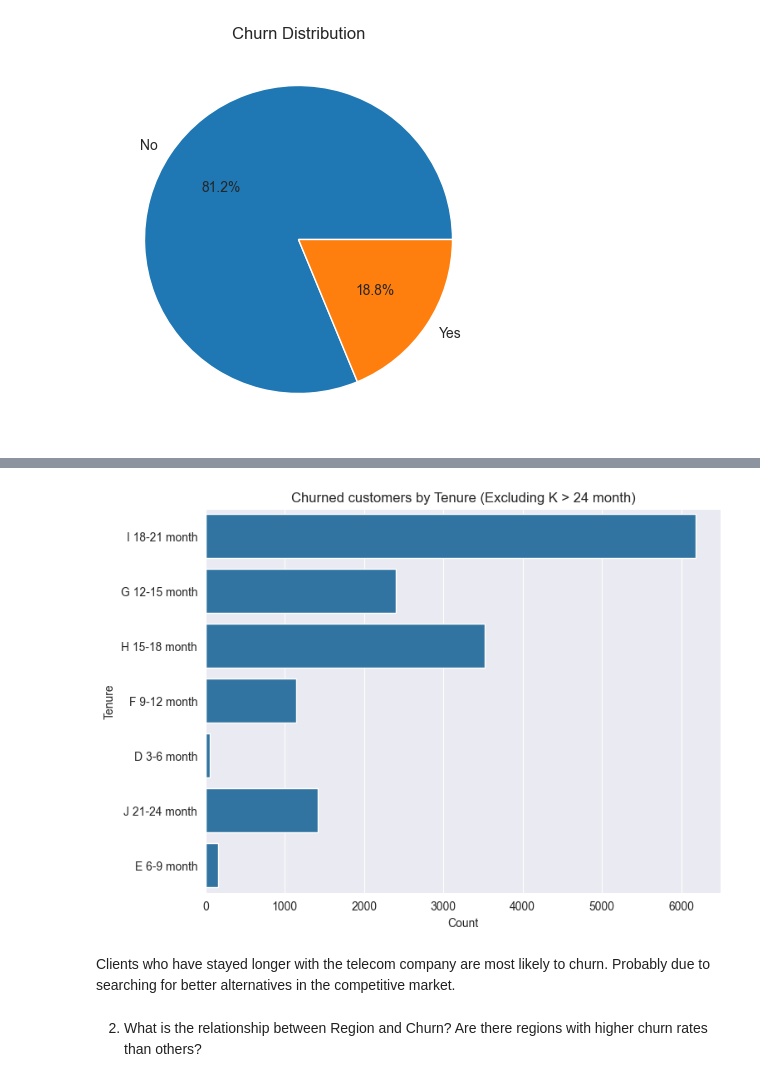
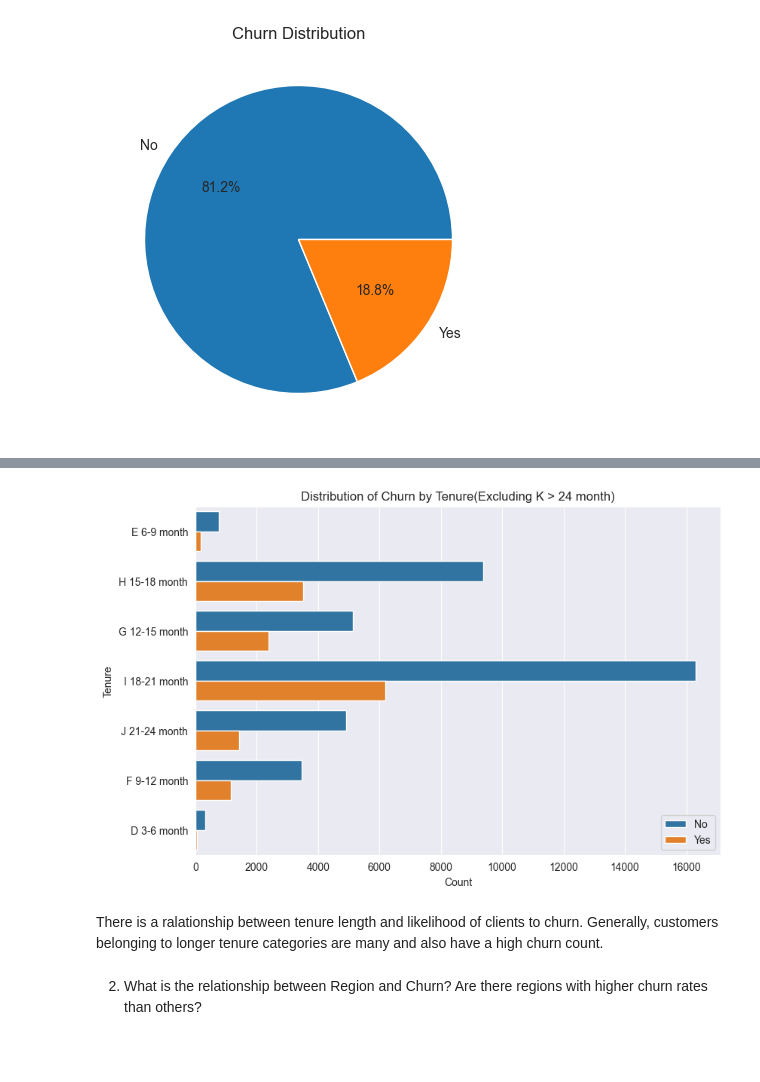
Before and after one commit to kaitany/Capstone_Project, a Jupyter notebook: notebook/customer_churn.ipynb, the cells around one changed output, grey strips where cells are left out. Saved outputs shown, nothing was run; the diff lists cells and outputs as text; code cells hidden in the pictures; blank space fills up the shorter version.

```diff
--- a/notebook/customer_churn.ipynb
+++ b/notebook/customer_churn.ipynb
@@ -59,12 +65,7 @@ import pandas as pd
 import numpy as np
 import seaborn as sns
 import matplotlib.pyplot as plt
-from pylab import rcParams
 sns.set_style('darkgrid')
-rcParams['figure.figsize'] = 8,8
-
-%matplotlib inline
-
 import os
 from sklearn.model_selection import train_test_split
 from imblearn.over_sampling import SMOTE
@@ -81,7 +82,7 @@ from sklearn.naive_bayes import GaussianNB
 from sklearn.tree import DecisionTreeClassifier
 from sklearn.ensemble import RandomForestClassifier, GradientBoostingClassifier, AdaBoostClassifier
 from sklearn.linear_model import LogisticRegression
-from scipy import stats
+from scipy.stats import chi2_contingency
 
 #metrics
 from sklearn.metrics import accuracy_score, f1_score, precision_score, recall_score, roc_auc_score
@@ -447,4 +450,10 @@ No     875031
 Yes    201993
 Name: count, dtype: int64
 [figure]
+# %%
+#copy of train for visualization purposes
+train_c = train.copy()
+
+# map  0:'No' and 1:'Yes' in 'CHURN' column
+train_c['CHURN'] = train_c['CHURN'].map({0:'No', 1:'Yes'})
 # %% [markdown]
@@ -481,25 +475,22 @@ plt.show()
 # %%
-#filter data for churned instances (positive class)
-churned_data = train[train['CHURN']==1]
-
-#Filtering out 'K > 24' column
-filtered_data = churned_data[churned_data['TENURE']!='K > 24 month']
+#Filtering out 'K > 24 month' from 'TENURE' column
+filtered_data = train_c[train_c['TENURE']!='K > 24 month']
 
 #creating horizontal bar plot
-plt.figure(figsize=(8, 6))
-sns.countplot(y='TENURE', data = filtered_data)
+plt.figure(figsize=(9, 6))
+sns.countplot(data = filtered_data, y='TENURE', hue='CHURN')
 
 #Adding labels and title
 plt.xlabel('Count')
 plt.ylabel('Tenure')
-plt.title('Churned customers by Tenure (Excluding K > 24 month)')
-
+plt.title('Distribution of Churn by Tenure(Excluding K > 24 month)')
+plt.legend(loc='lower right')
 #show the plot
 plt.show()
 # %% [output]
-[figure, old version]
+[figure, new version]
-# %% [markdown]
-Clients who have stayed longer with the telecom company are most likely to churn. Probably due to searching for better alternatives in the competitive market.
+# %% [markdown]
+There is a ralationship between tenure length and likelihood of clients to churn. Generally, customers belonging to longer tenure categories are many and also have a high churn count.
 # %% [markdown]
 
 2. What is the relationship between Region and Churn? Are there regions with higher churn rates than others?
```
Also changed, not shown: parts of 34 cells of this notebook.
